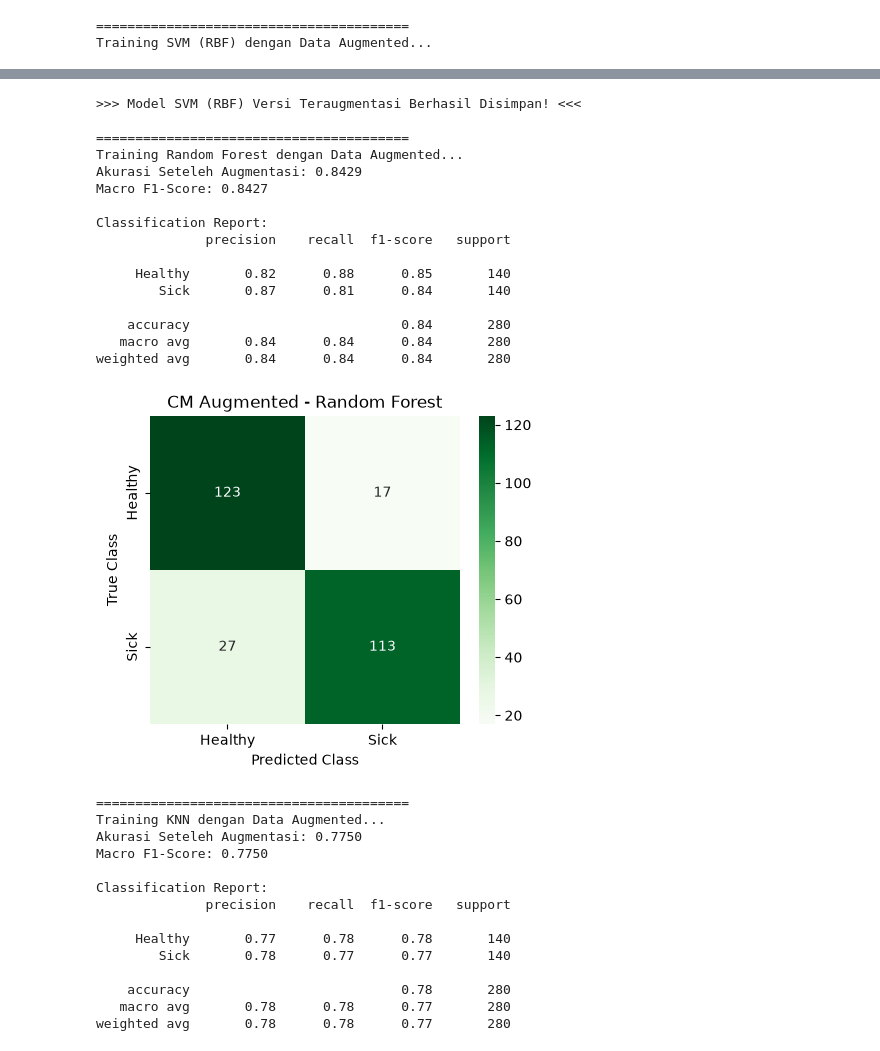
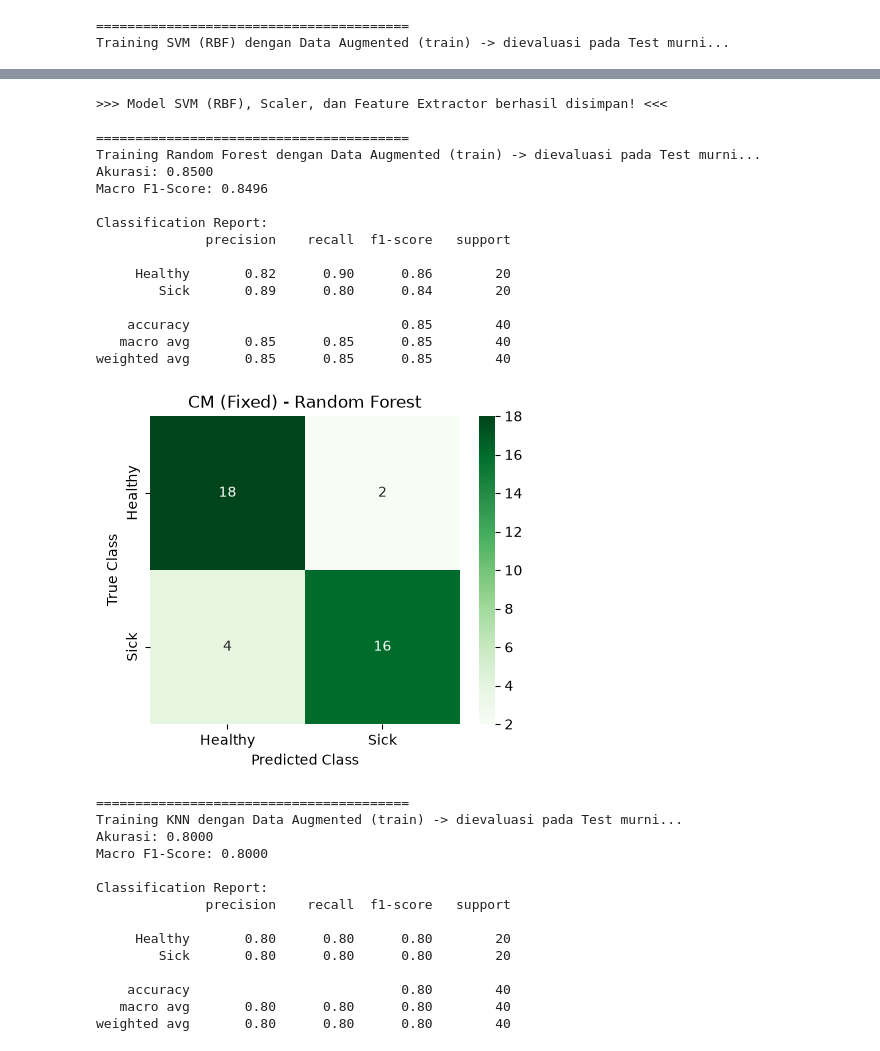
Before and after one commit to Harry154git/lettuce-disease-hybrid-ml, a Jupyter notebook: notebooks/04_hybrid_model_training_augmented.ipynb, the cells around one changed output, grey strips where cells are left out. Saved outputs shown, nothing was run; the diff lists cells and outputs as text; code cells hidden in the pictures.

```diff
--- a/notebooks/04_hybrid_model_training_augmented.ipynb
+++ b/notebooks/04_hybrid_model_training_augmented.ipynb
@@ -45,9 +54,14 @@ Total data terload: 1400 gambar.
 # %%
-# Sel 4: Ekstraksi Fitur via EfficientNet-B3
+# Sel 5: Ekstraksi Fitur via EfficientNet-B3 (terapkan SATU feature_extractor yang sama untuk train & test)
 print("Membangun model EfficientNet-B3...")
 feature_extractor = EfficientNetB3(weights='imagenet', include_top=False, pooling='avg')
-print("Mengekstraksi fitur dari dataset augmented (Proses GPU)...")
-X_features = feature_extractor.predict(X_data, batch_size=16)
-print(f"Dimensi fitur hasil ekstraksi: {X_features.shape}")
+
+print("Mengekstraksi fitur TRAIN...")
+X_train_features = feature_extractor.predict(X_train_raw, batch_size=16)
+print(f"Dimensi fitur train: {X_train_features.shape}")
+
+print("Mengekstraksi fitur TEST...")
+X_test_features = feature_extractor.predict(X_test_raw, batch_size=16)
+print(f"Dimensi fitur test: {X_test_features.shape}")
 # %% [output]
 Membangun model EfficientNet-B3...
@@ -57,11 +74,6 @@ Dimensi fitur hasil ekstraksi: (1400, 1536)
-# %%
-# Sel 5: Split Data Latih dan Uji
-X_train, X_test, y_train, y_test = train_test_split(
-    X_features, y_data, test_size=0.2, random_state=42, stratify=y_data
-)
 # %%
 # Sel 6: Normalisasi Fitur
 scaler = StandardScaler()
-X_train_scaled = scaler.fit_transform(X_train)
-X_test_scaled = scaler.transform(X_test)
+X_train_scaled = scaler.fit_transform(X_train_features)
+X_test_scaled = scaler.transform(X_test_features)
 # %%
@@ -72,34 +84,32 @@ models = {
     "KNN": KNeighborsClassifier(n_neighbors=5, metric='euclidean')
 }
 # %%
-# Sel 8: Pelatihan, Evaluasi, dan Penyimpanan Model Baru
+# Sel 8: Pelatihan, Evaluasi, dan Penyimpanan Model
 for name, model in models.items():
     print(f"\n{'='*40}")
-    print(f"Training {name} dengan Data Augmented...")
+    print(f"Training {name} dengan Data Augmented (train) -> dievaluasi pada Test murni...")
     model.fit(X_train_scaled, y_train)
     y_pred = model.predict(X_test_scaled)
 
-    print(f"Akurasi Seteleh Augmentasi: {accuracy_score(y_test, y_pred):.4f}")
+    print(f"Akurasi: {accuracy_score(y_test, y_pred):.4f}")
     print(f"Macro F1-Score: {f1_score(y_test, y_pred, average='macro'):.4f}")
     print("\nClassification Report:")
     print(classification_report(y_test, y_pred, target_names=['Healthy', 'Sick']))
 
-    # Cetak Confusion Matrix
     cm = confusion_matrix(y_test, y_pred)
     plt.figure(figsize=(5, 4))
-    sns.heatmap(cm, annot=True, fmt='d', cmap='Greens', # Menggunakan warna hijau sebagai pembeda visual
+    sns.heatmap(cm, annot=True, fmt='d', cmap='Greens',
                 xticklabels=['Healthy', 'Sick'], yticklabels=['Healthy', 'Sick'])
-    plt.title(f'CM Augmented - {name}')
+    plt.title(f'CM (Fixed) - {name}')
     plt.ylabel('True Class')
     plt.xlabel('Predicted Class')
     plt.show()
 
-    # Overwrite simpan model terbaik versi augmented agar bisa langsung ditarik oleh Streamlit
     if name == "SVM (RBF)":
-        joblib.dump(model, '../models/svm_model.pkl')
-        joblib.dump(scaler, '../models/scaler.pkl')
-        feature_extractor.save('../models/efficientnet_extractor.keras')
-        print(f">>> Model {name} Versi Teraugmentasi Berhasil Disimpan! <<<")
+        joblib.dump(model, '../models/svm_model_aug.pkl')
+        joblib.dump(scaler, '../models/scaler_aug.pkl')
+        feature_extractor.save('../models/efficientnet_extractor_aug.keras')
+        print(f">>> Model {name}, Scaler, dan Feature Extractor berhasil disimpan! <<<")
 # %% [output]
 ========================================
-Training SVM (RBF) dengan Data Augmented...
+Training SVM (RBF) dengan Data Augmented (train) -> dievaluasi pada Test murni...
@@ -119,31 +129,31 @@ weighted avg       0.84      0.84      0.84       280
->>> Model SVM (RBF) Versi Teraugmentasi Berhasil Disimpan! <<<
+>>> Model SVM (RBF), Scaler, dan Feature Extractor berhasil disimpan! <<<
 
 ========================================
-Training Random Forest dengan Data Augmented...
-Akurasi Seteleh Augmentasi: 0.8429
-Macro F1-Score: 0.8427
+Training Random Forest dengan Data Augmented (train) -> dievaluasi pada Test murni...
+Akurasi: 0.8500
+Macro F1-Score: 0.8496
 
 Classification Report:
               precision    recall  f1-score   support
 
-     Healthy       0.82      0.88      0.85       140
-        Sick       0.87      0.81      0.84       140
+     Healthy       0.82      0.90      0.86        20
+        Sick       0.89      0.80      0.84        20
 
-    accuracy                           0.84       280
-   macro avg       0.84      0.84      0.84       280
-weighted avg       0.84      0.84      0.84       280
+    accuracy                           0.85        40
+   macro avg       0.85      0.85      0.85        40
+weighted avg       0.85      0.85      0.85        40
-[figure, old version]
+[figure, new version]
 ========================================
-Training KNN dengan Data Augmented...
-Akurasi Seteleh Augmentasi: 0.7750
-Macro F1-Score: 0.7750
+Training KNN dengan Data Augmented (train) -> dievaluasi pada Test murni...
+Akurasi: 0.8000
+Macro F1-Score: 0.8000
 
 Classification Report:
               precision    recall  f1-score   support
 
-     Healthy       0.77      0.78      0.78       140
-        Sick       0.78      0.77      0.77       140
+     Healthy       0.80      0.80      0.80        20
+        Sick       0.80      0.80      0.80        20
 
-    accuracy                           0.78       280
-   macro avg       0.78      0.78      0.77       280
-weighted avg       0.78      0.78      0.77       280
+    accuracy                           0.80        40
+   macro avg       0.80      0.80      0.80        40
+weighted avg       0.80      0.80      0.80        40
```
Also changed, not shown: parts of 7 cells of this notebook, 7 other files.
